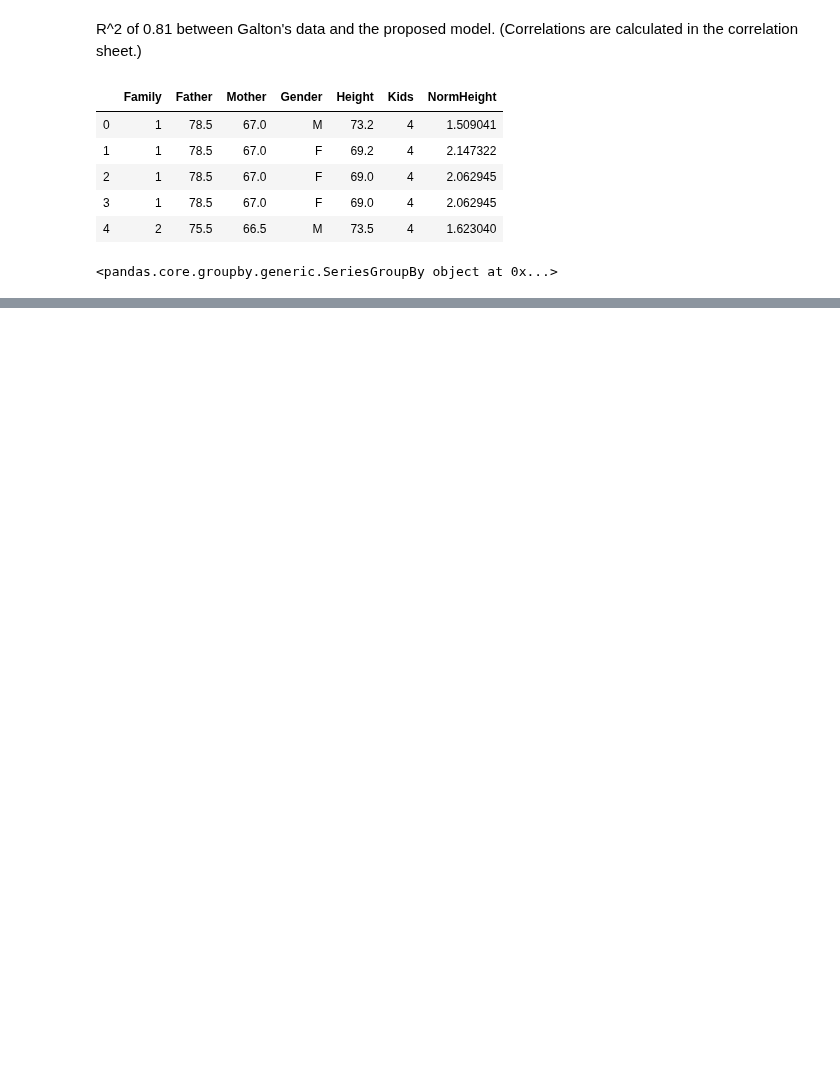
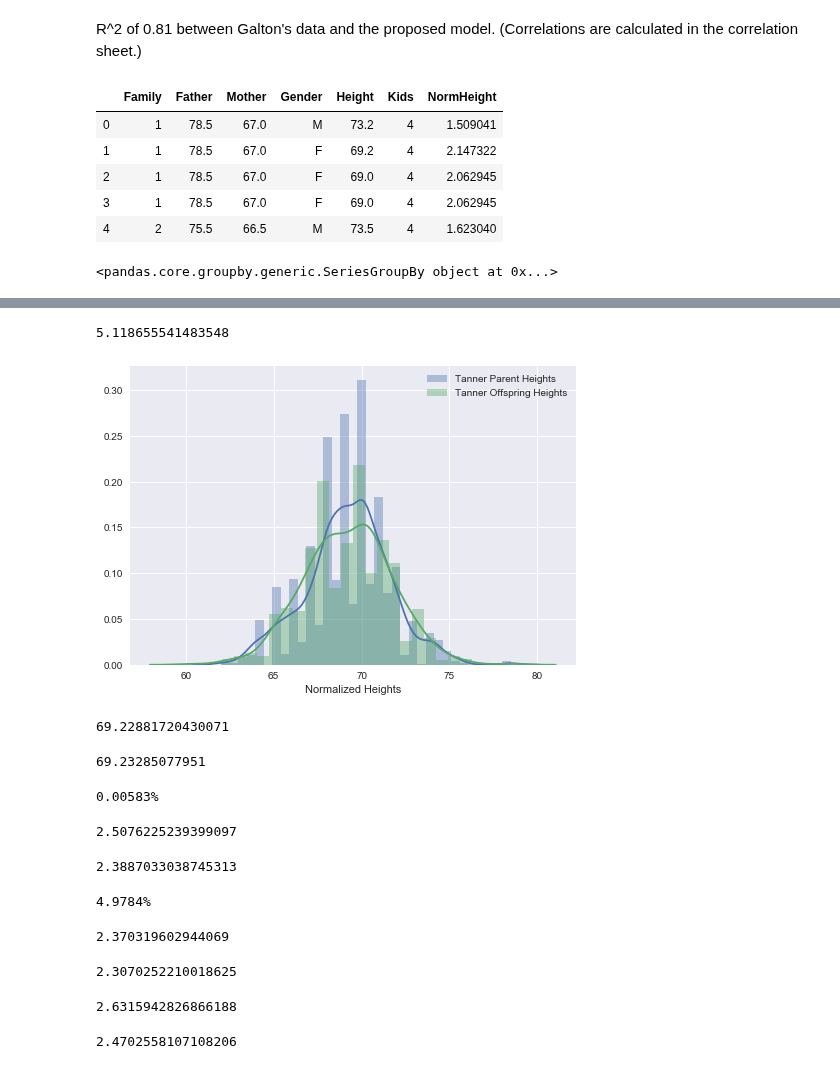
Before and after one commit to jessebmurray/polygenic, a Jupyter notebook: galton.ipynb, the cells around one changed output, grey strips where cells are left out. Cells and saved outputs as stored; diff of their text form; code cells hidden in the pictures; blank space fills up the shorter version.

```diff
--- a/galton.ipynb
+++ b/galton.ipynb
@@ -511,0 +537,2 @@ for one_offspring_dist in adj_heights_by_family:
+# %%
+galton_tanner['Mid_parental'] = (galton_tanner.Father + (galton_tanner.Mother + mother_adj)) / 2
@@ -511,0 +550,4 @@ for one_offspring_dist in adj_heights_by_family:
+# %%
+daughter_adj
+# %% [output]
+5.118655541483548
@@ -511,0 +560,54 @@ for one_offspring_dist in adj_heights_by_family:
+# %%
+galton_tanner['Norm_height'] = galton_tanner.apply(tanner_offspring, axis='columns')
+# %%
+galton_tanner['Mother_adj'] = galton_tanner.Mother + mother_adj
+# %%
+comb_parents = np.array(galton_tanner.Father.tolist() + galton_tanner.Mother_adj.tolist())
+# %%
+sns.distplot(comb_parents, label='Tanner Parent Heights')
+sns.distplot(galton_tanner.Norm_height, label='Tanner Offspring Heights')
+plt.legend()
+plt.xlabel('Normalized Heights')
+plt.show()
+# %% [output]
+[figure, added]
+# %%
+galton_tanner.Norm_height.mean()
+# %% [output]
+69.22881720430071
+# %%
+comb_parents.mean()
+# %% [output]
+69.23285077951
+# %%
+percent_error(approx=galton_tanner.Norm_height.mean(), exact=comb_parents.mean(), digits=5)
+# %% [output]
+0.00583%
+# %%
+galton_tanner.Norm_height.std()
+# %% [output]
+2.5076225239399097
+# %%
+comb_parents.std()
+# %% [output]
+2.3887033038745313
+# %%
+percent_error(approx=galton_tanner.Norm_height.std(), exact=comb_parents.std(), digits=4)
+# %% [output]
+4.9784%
+# %%
+galton_tanner.loc[galton_tanner.Gender == 'F'].Height.std()
+# %% [output]
+2.370319602944069
+# %%
+galton_tanner.Mother.std()
+# %% [output]
+2.3070252210018625
+# %%
+galton_tanner.loc[galton_tanner.Gender == 'M'].Height.std()
+# %% [output]
+2.6315942826866188
+# %%
+galton_tanner.Father.std()
+# %% [output]
+2.4702558107108206
```
Also changed, not shown: parts of 20 cells of this notebook, 1 other file.
